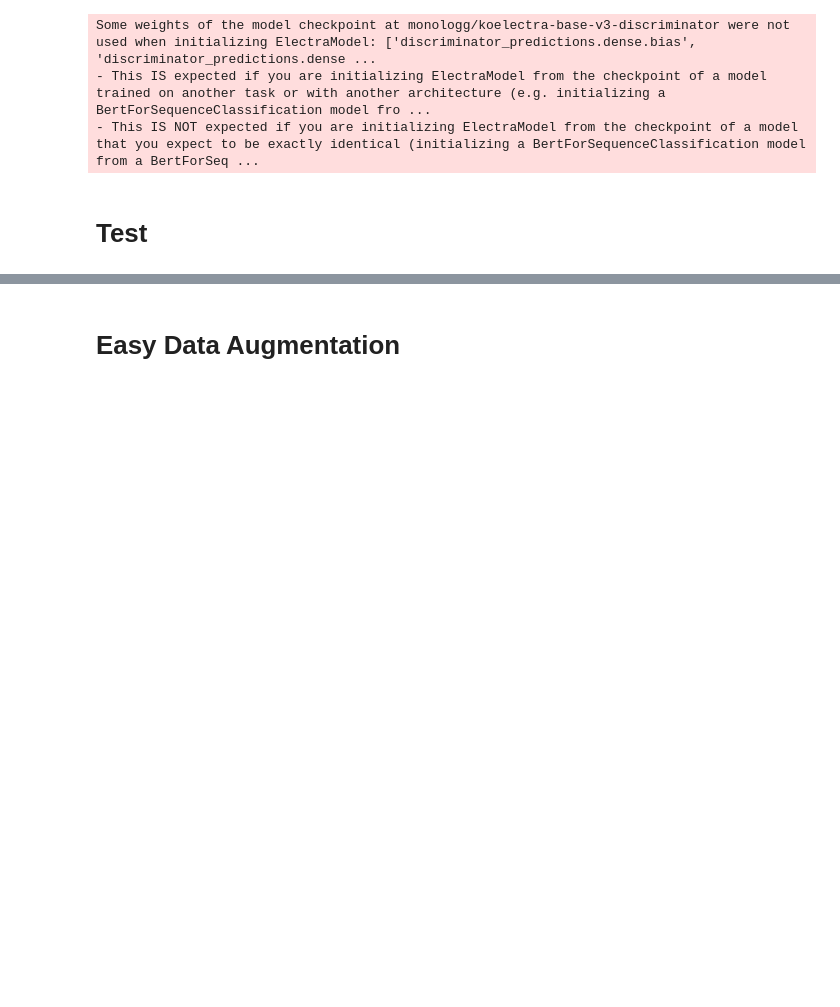
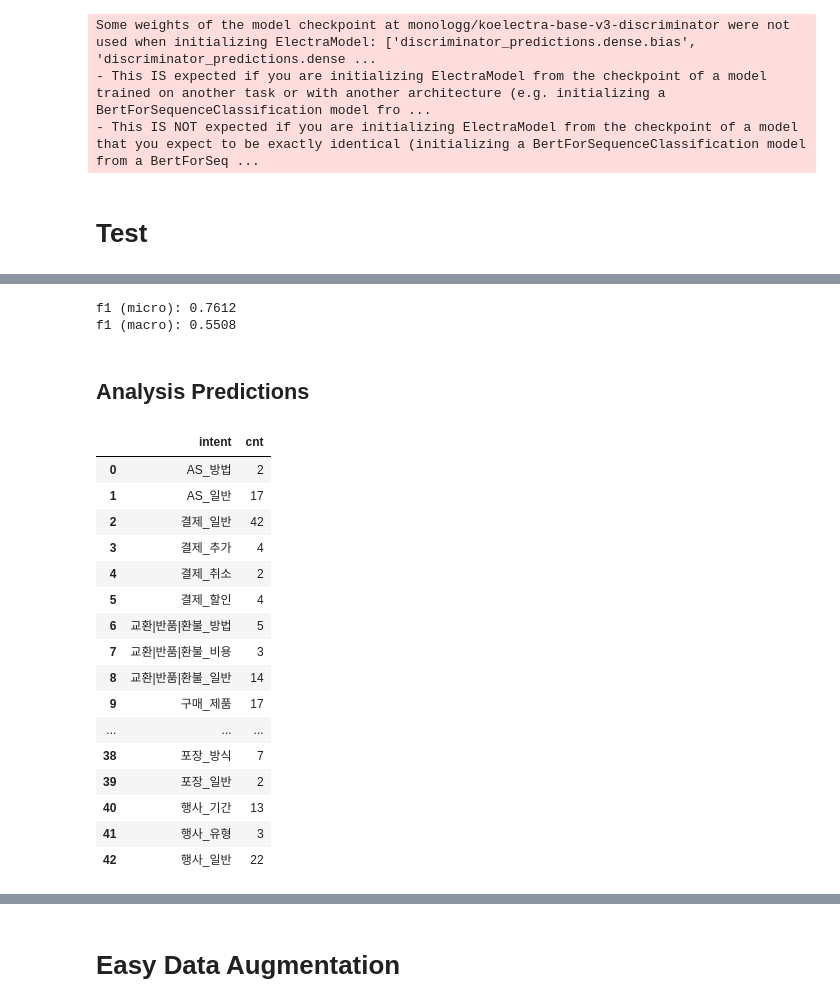
Before and after one commit to uoo723/BigStar-RnD-DA, a Jupyter notebook: notebooks/dev.ipynb, the cells around one changed output, grey strips where cells are left out. Cells and saved outputs as stored; diff of their text form; code cells hidden in the pictures; blank space fills up the shorter version.

```diff
--- a/notebooks/dev.ipynb
+++ b/notebooks/dev.ipynb
@@ -177,0 +157,22 @@ test_dataloader = DataLoader(
+# %%
+run_id = "8119d5093bb5486ea9c23f7954755deb"
+ckpt_path = get_ckpt_path(log_dir="./logs", run_id=run_id, load_best=True)
+model_hparams = get_model_hparams("./logs", run_id, BaselineTrainerModel.MODEL_HPARAMS)
+le = get_label_encoder("./cache/label_encoder")
+model = BaselineModel(
+    num_labels=len(le.classes_), **filter_arguments(model_hparams, BaselineModel)
+)
+
+load_model_state(model, ckpt_path, substitution=(r"^model\.", ""))
+
+test_dataset = LotteQADataset(mode="test")
+tokenizer = AutoTokenizer.from_pretrained(model_hparams["pretrained_model_name"])
+test_dataloader = DataLoader(
+    test_dataset,
+    batch_size=32,
+    pin_memory=True,
+    num_workers=4,
+    collate_fn=partial(
+        collate_fn, tokenizer=tokenizer, le=le, max_length=model_hparams["max_length"]
+    ),
+)
@@ -214,0 +197,54 @@ df.to_excel("predictions.xlsx", index=False)
+# %%
+gt = le.transform(test_dataset.y)
+f1_micro = f1_score(gt, predictions, average='micro')
+f1_macro = f1_score(gt, predictions, average='macro')
+f1 = f1_score(gt, predictions, average=None)
+
+print(f"f1 (micro): {f1_micro:.4f}")
+print(f"f1 (macro): {f1_macro:.4f}")
+
+counter = Counter(gt)
+
+label, cnt = zip(*counter.items())
+label = np.array(label)
+cnt = np.array(cnt)
+idx = np.argsort(label)
+
+data = {"intent": le.classes_, "f1": f1, "support": cnt[idx]}
+
+df = pd.DataFrame(data)
+df.to_excel("outputs/predictions.xlsx", index=False)
+# %% [output]
+f1 (micro): 0.7612
+f1 (macro): 0.5508
+# %% [markdown]
+## Analysis Predictions
+# %%
+sample_idx = np.where(gt == le.transform(['제품_일반'])[0])[0]
+counter = Counter(predictions[sample_idx])
+label, cnt = zip(*counter.items())
+label = np.array(label)
+cnt = np.array(cnt)
+label_idx = np.argsort(label)
+
+data = {"intent": le.classes_[label[label_idx]], "cnt": cnt[label_idx]}
+df = pd.DataFrame(data)
+df
+# %% [output]
+|  | intent | cnt |
+| 0 | AS_방법 | 2 |
+| 1 | AS_일반 | 17 |
+| 2 | 결제_일반 | 42 |
+| 3 | 결제_추가 | 4 |
+| 4 | 결제_취소 | 2 |
+| 5 | 결제_할인 | 4 |
+| 6 | 교환|반품|환불_방법 | 5 |
+| 7 | 교환|반품|환불_비용 | 3 |
+| 8 | 교환|반품|환불_일반 | 14 |
+| 9 | 구매_제품 | 17 |
+| ... | ... | ... |
+| 38 | 포장_방식 | 7 |
+| 39 | 포장_일반 | 2 |
+| 40 | 행사_기간 | 13 |
+| 41 | 행사_유형 | 3 |
+| 42 | 행사_일반 | 22 |
```
Also changed, not shown: parts of 18 cells of this notebook, 2 other files.
